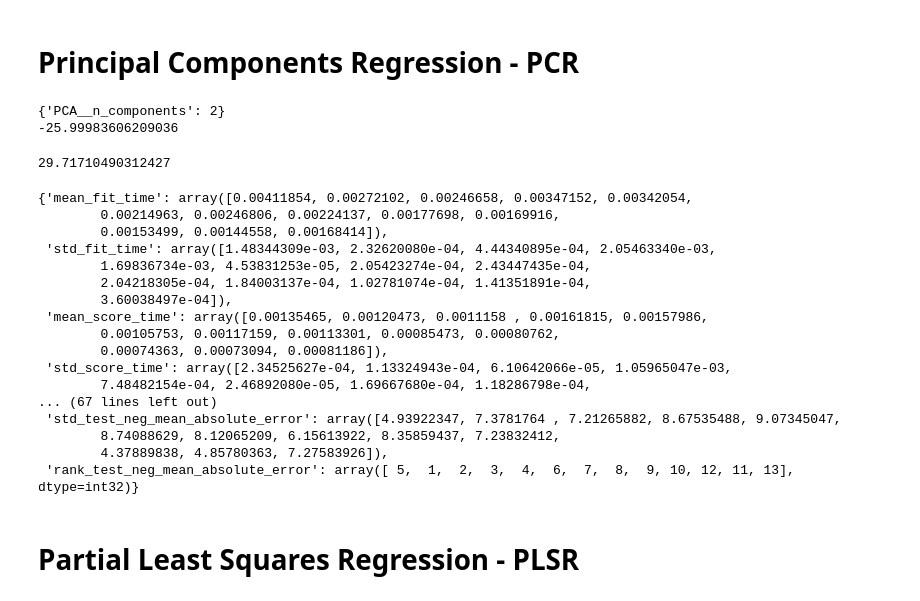
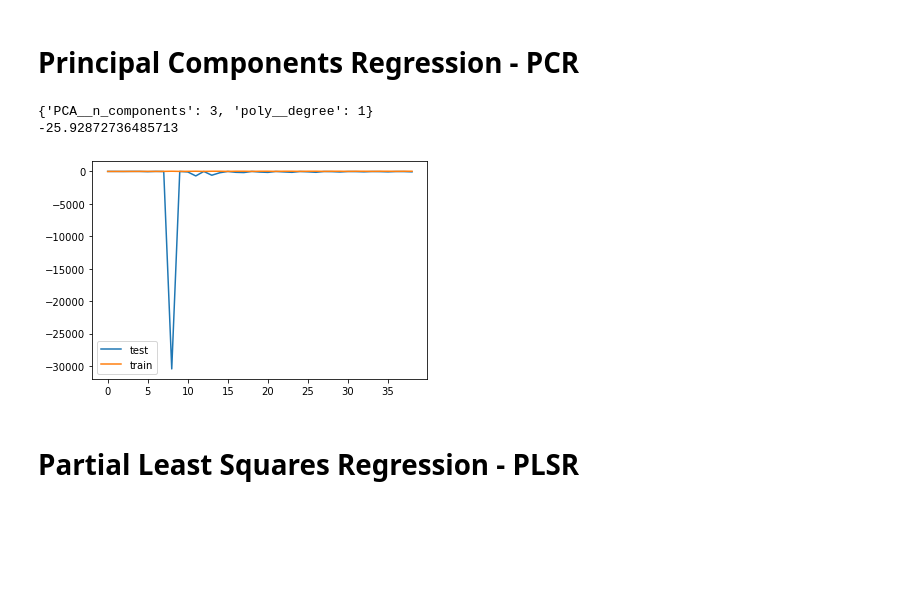
Before and after one commit to cosmourao/thesis, a Jupyter notebook: code/dummy_regression.ipynb, the cells around one changed output. Drawn from its saved outputs; the diff is of its cells as text; code cells hidden in the pictures; blank space fills up the shorter version.

```diff
--- a/code/dummy_regression.ipynb
+++ b/code/dummy_regression.ipynb
@@ -47,48 +98,35 @@ mean_squared_error(y_test, y_pred, squared = False)
 # %% [markdown]
 # Principal Components Regression - PCR
 # %%
-from sklearn.model_selection import GridSearchCV
-from sklearn.decomposition import PCA
-
 steps = [('scaler', StandardScaler()),
          ('PCA', PCA()),
+         ('poly', PolynomialFeatures()),
          ('linreg', LinearRegression())]
 
-params = [{'PCA__n_components':list(range(1,14))}]
-
-scores = ['r2', 'neg_mean_absolute_error']
+params = [{'PCA__n_components':list(range(1,14)),
+           'poly__degree':list(range(1,4))}]
 
 pcr_pipe = Pipeline(steps)
 
-search = GridSearchCV(pcr_pipe, params, scoring = scores, n_jobs = -1, refit = 'neg_mean_absolute_error')
-search.fit(X_train, y_train)
-print(search.best_params_)
-print(search.best_score_)
-
-
-y_pred = search.predict(X_test)
-mean_squared_error(y_test, y_pred, squared = False)
+pcr_search = GridSearchCV(pcr_pipe,
+                      params,
+                      scoring = 'neg_root_mean_squared_error',
+                      n_jobs = -1,
+                      return_train_score=True,
+                      cv = LeaveOneOut())
+pcr_search.fit(X_train, y_train)
+print(pcr_search.best_params_)
+print(pcr_search.best_score_)
 # %% [output]
-{'PCA__n_components': 2}
--25.99983606209036
+{'PCA__n_components': 3, 'poly__degree': 1}
+-25.92872736485713
-29.71710490312427
-# %%
-search.cv_results_
-# %% [output]
-{'mean_fit_time': array([0.00411854, 0.00272102, 0.00246658, 0.00347152, 0.00342054,
-        0.00214963, 0.00246806, 0.00224137, 0.00177698, 0.00169916,
-        0.00153499, 0.00144558, 0.00168414]),
- 'std_fit_time': array([1.48344309e-03, 2.32620080e-04, 4.44340895e-04, 2.05463340e-03,
-        1.69836734e-03, 4.53831253e-05, 2.05423274e-04, 2.43447435e-04,
-        2.04218305e-04, 1.84003137e-04, 1.02781074e-04, 1.41351891e-04,
-        3.60038497e-04]),
- 'mean_score_time': array([0.00135465, 0.00120473, 0.0011158 , 0.00161815, 0.00157986,
-        0.00105753, 0.00117159, 0.00113301, 0.00085473, 0.00080762,
-        0.00074363, 0.00073094, 0.00081186]),
- 'std_score_time': array([2.34525627e-04, 1.13324943e-04, 6.10642066e-05, 1.05965047e-03,
-        7.48482154e-04, 2.46892080e-05, 1.69667680e-04, 1.18286798e-04,
-... (67 lines left out)
- 'std_test_neg_mean_absolute_error': array([4.93922347, 7.3781764 , 7.21265882, 8.67535488, 9.07345047,
-        8.74088629, 8.12065209, 6.15613922, 8.35859437, 7.23832412,
-        4.37889838, 4.85780363, 7.27583926]),
- 'rank_test_neg_mean_absolute_error': array([ 5,  1,  2,  3,  4,  6,  7,  8,  9, 10, 12, 11, 13], dtype=int32)}
+# %%
+test_scores = pcr_search.cv_results_['mean_test_score']
+train_scores = pcr_search.cv_results_['mean_train_score']
+
+plt.plot(test_scores, label='test')
+plt.plot(train_scores, label='train')
+plt.legend(loc='best')
+plt.show()
+# %% [output]
+[figure, added]
```
Also changed, not shown: parts of 18 cells of this notebook, 1 other file.
